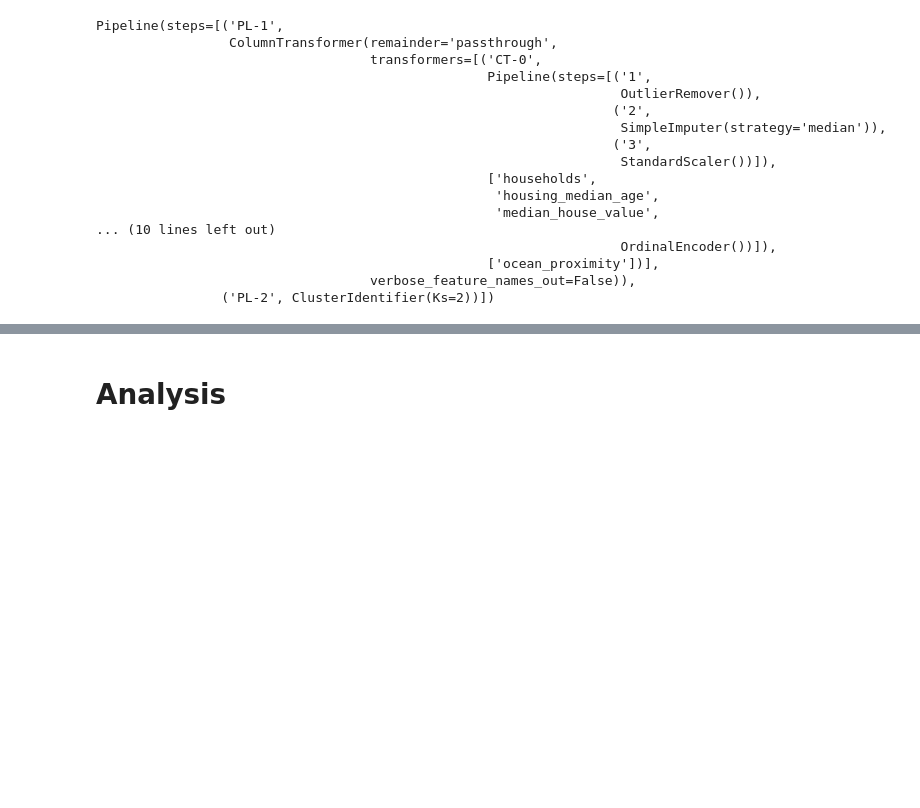
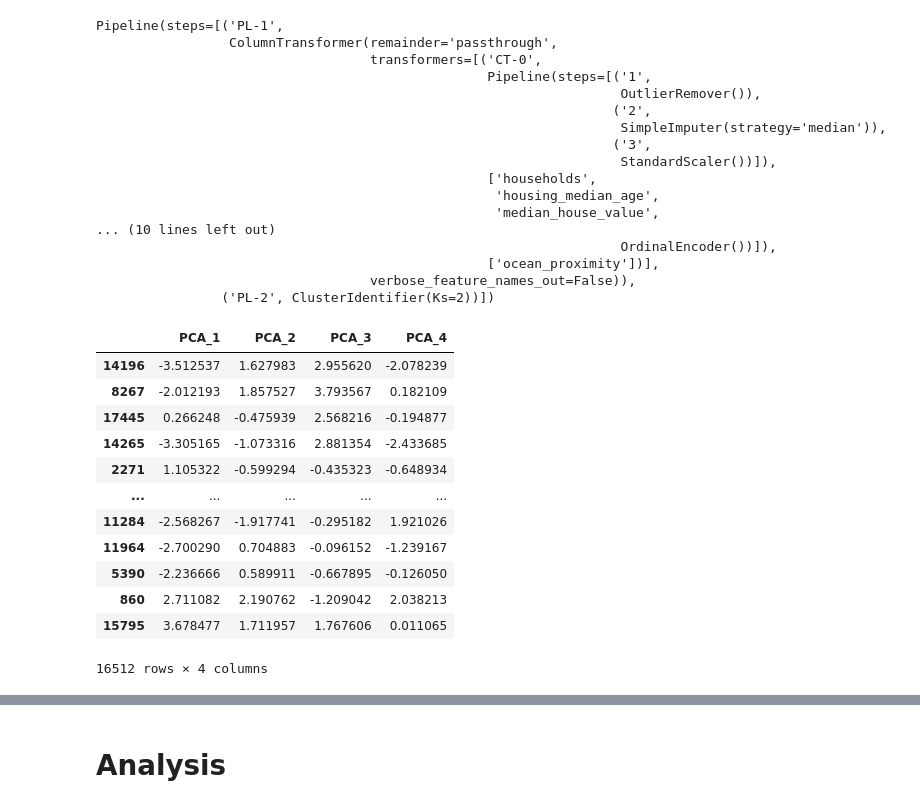
Before and after one commit to B0llemis/MLcode, a Jupyter notebook: Palanthir Experiment.ipynb, the cells around one changed output, grey strips where cells are left out. Cells and saved outputs as stored; diff of their text form; code cells hidden in the pictures; blank space fills up the shorter version.

```diff
--- a/Palanthir Experiment.ipynb
+++ b/Palanthir Experiment.ipynb
@@ -590,3 +562,19 @@ Pipeline(steps=[('PL-1',
                                                   ['ocean_proximity'])],
                                    verbose_feature_names_out=False)),
                 ('PL-2', ClusterIdentifier(Ks=2))])
+# %%
+pal.output
+# %% [output]
+|  | PCA_1 | PCA_2 | PCA_3 | PCA_4 |
+| 14196 | -3.512537 | 1.627983 | 2.955620 | -2.078239 |
+| 8267 | -2.012193 | 1.857527 | 3.793567 | 0.182109 |
+| 17445 | 0.266248 | -0.475939 | 2.568216 | -0.194877 |
+| 14265 | -3.305165 | -1.073316 | 2.881354 | -2.433685 |
+| 2271 | 1.105322 | -0.599294 | -0.435323 | -0.648934 |
+| ... | ... | ... | ... | ... |
+| 11284 | -2.568267 | -1.917741 | -0.295182 | 1.921026 |
+| 11964 | -2.700290 | 0.704883 | -0.096152 | -1.239167 |
+| 5390 | -2.236666 | 0.589911 | -0.667895 | -0.126050 |
+| 860 | 2.711082 | 2.190762 | -1.209042 | 2.038213 |
+| 15795 | 3.678477 | 1.711957 | 1.767606 | 0.011065 |
+16512 rows × 4 columns
```
Also changed, not shown: parts of 13 cells of this notebook, 1 other file.
